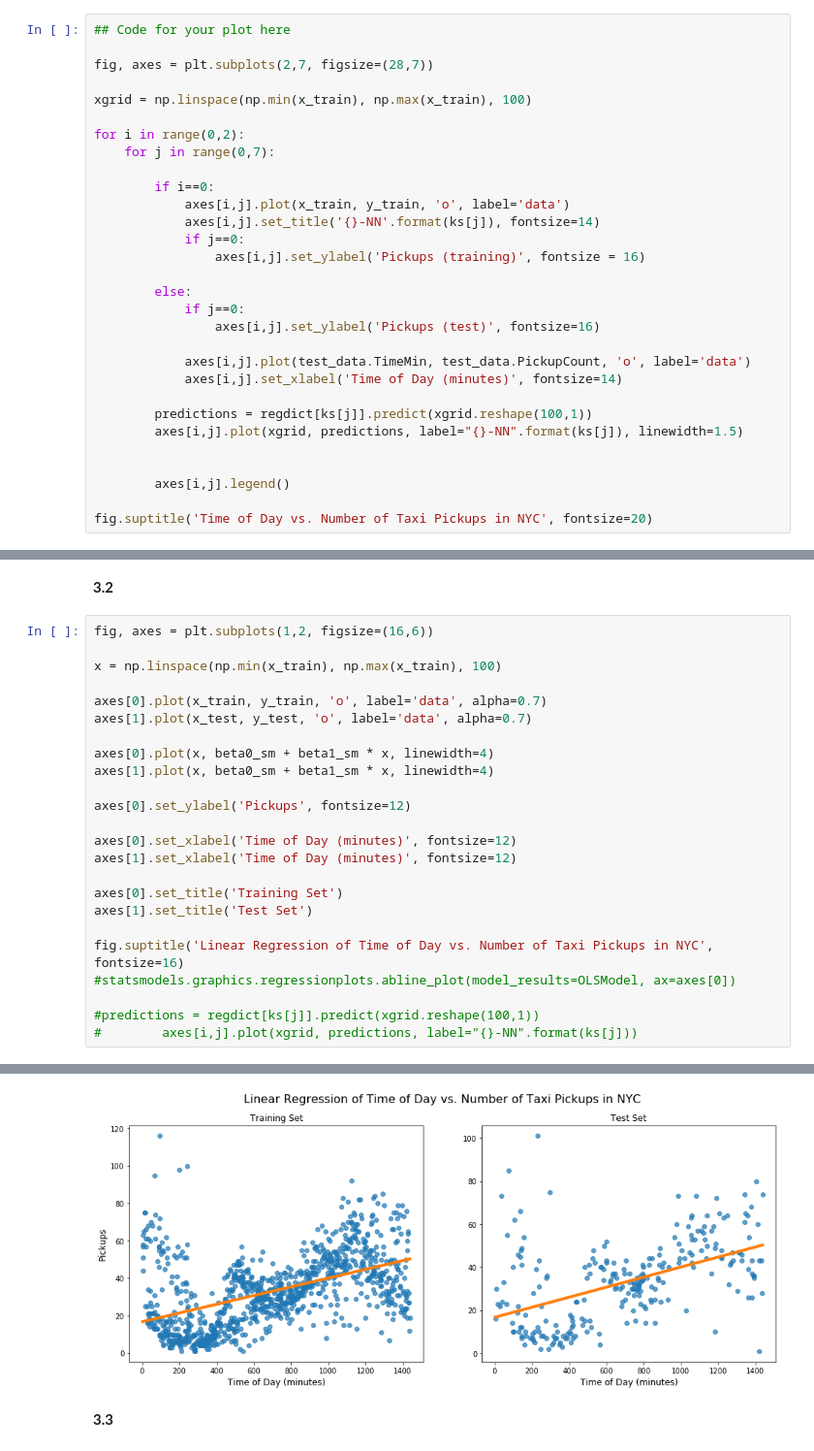
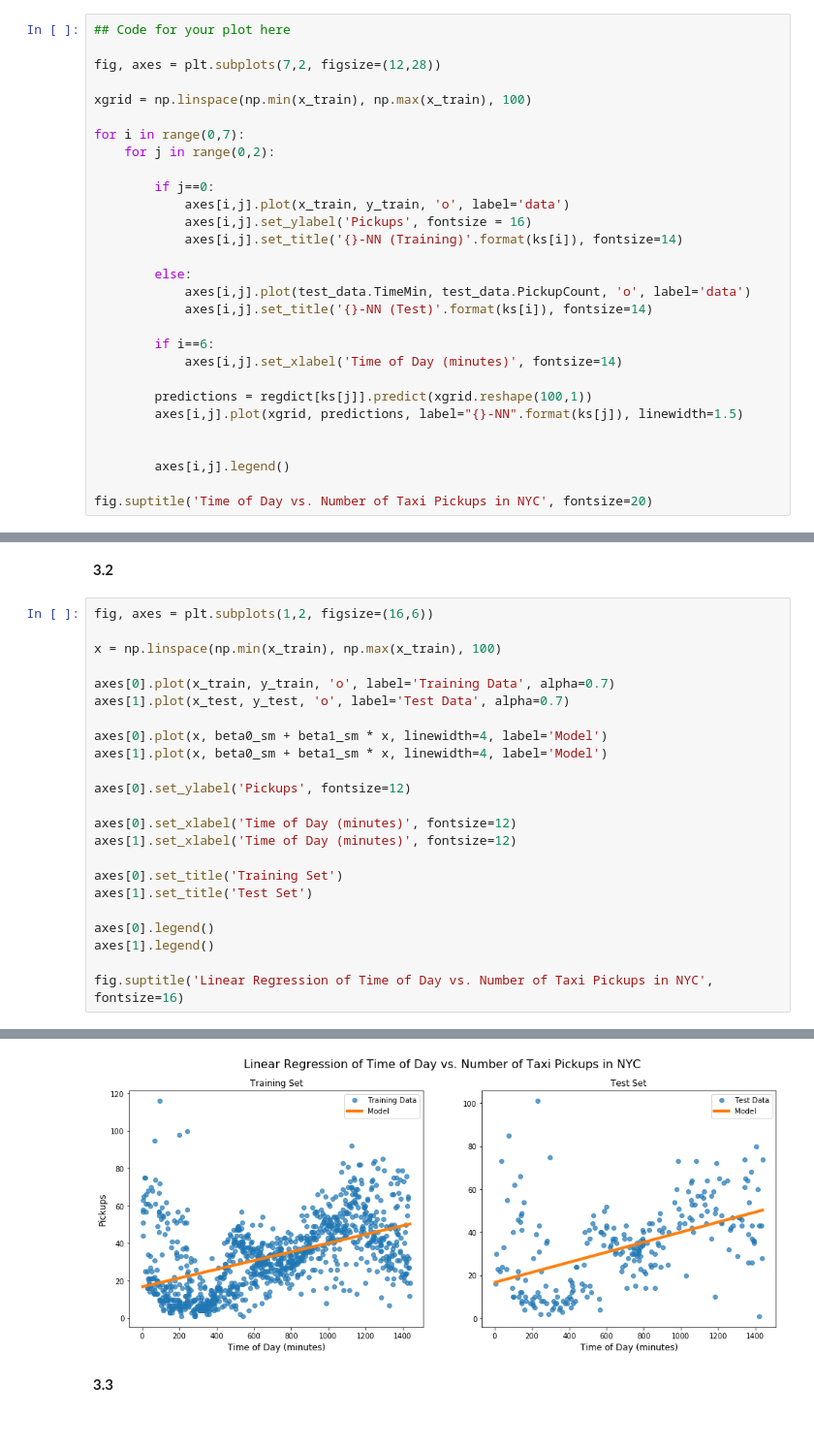
Before and after one commit to ejohnsson/CS109A, a Jupyter notebook: HW2_Erik.ipynb, the cells around one changed output, grey strips where cells are left out. Shown at 97% size. Cells and saved outputs as stored; diff of their text form.

```diff
--- a/HW2_Erik.ipynb
+++ b/HW2_Erik.ipynb
@@ -136,24 +136,23 @@ for k in ks:
 # %%
 ## Code for your plot here
 
-fig, axes = plt.subplots(2,7, figsize=(28,7))
+fig, axes = plt.subplots(7,2, figsize=(12,28))
 
 xgrid = np.linspace(np.min(x_train), np.max(x_train), 100)
 
-for i in range(0,2):
-    for j in range(0,7):
+for i in range(0,7):
+    for j in range(0,2):
 
-        if i==0:
+        if j==0:
             axes[i,j].plot(x_train, y_train, 'o', label='data')
-            axes[i,j].set_title('{}-NN'.format(ks[j]), fontsize=14)
-            if j==0:
-                axes[i,j].set_ylabel('Pickups (training)', fontsize = 16)
+            axes[i,j].set_ylabel('Pickups', fontsize = 16)
+            axes[i,j].set_title('{}-NN (Training)'.format(ks[i]), fontsize=14)
 
         else:
-            if j==0:
-                axes[i,j].set_ylabel('Pickups (test)', fontsize=16)
+            axes[i,j].plot(test_data.TimeMin, test_data.PickupCount, 'o', label='data')
+            axes[i,j].set_title('{}-NN (Test)'.format(ks[i]), fontsize=14)
 
-            axes[i,j].plot(test_data.TimeMin, test_data.PickupCount, 'o', label='data')
+        if i==6:
             axes[i,j].set_xlabel('Time of Day (minutes)', fontsize=14)
 
         predictions = regdict[ks[j]].predict(xgrid.reshape(100,1))
@@ -304,30 +303,29 @@ print("(beta0, beta1) = (%f, %f)" %(beta0_sm, beta1_sm))
 # %%
 fig, axes = plt.subplots(1,2, figsize=(16,6))
 
 x = np.linspace(np.min(x_train), np.max(x_train), 100)
 
-axes[0].plot(x_train, y_train, 'o', label='data', alpha=0.7)
-axes[1].plot(x_test, y_test, 'o', label='data', alpha=0.7)
+axes[0].plot(x_train, y_train, 'o', label='Training Data', alpha=0.7)
+axes[1].plot(x_test, y_test, 'o', label='Test Data', alpha=0.7)
 
-axes[0].plot(x, beta0_sm + beta1_sm * x, linewidth=4)
-axes[1].plot(x, beta0_sm + beta1_sm * x, linewidth=4)
+axes[0].plot(x, beta0_sm + beta1_sm * x, linewidth=4, label='Model')
+axes[1].plot(x, beta0_sm + beta1_sm * x, linewidth=4, label='Model')
 
 axes[0].set_ylabel('Pickups', fontsize=12)
 
 axes[0].set_xlabel('Time of Day (minutes)', fontsize=12)
 axes[1].set_xlabel('Time of Day (minutes)', fontsize=12)
 
 axes[0].set_title('Training Set')
 axes[1].set_title('Test Set')
 
+axes[0].legend()
+axes[1].legend()
+
 fig.suptitle('Linear Regression of Time of Day vs. Number of Taxi Pickups in NYC', fontsize=16)
-#statsmodels.graphics.regressionplots.abline_plot(model_results=OLSModel, ax=axes[0])
-
-#predictions = regdict[ks[j]].predict(xgrid.reshape(100,1))
-#        axes[i,j].plot(xgrid, predictions, label="{}-NN".format(ks[j]))
 # %% [output]
 <matplotlib.text.Text at 0x...>
-[figure, old version]
+[figure, new version]
 # %% [markdown]
 **3.3**
 # %%
```
Also changed, not shown: parts of 11 cells of this notebook.
